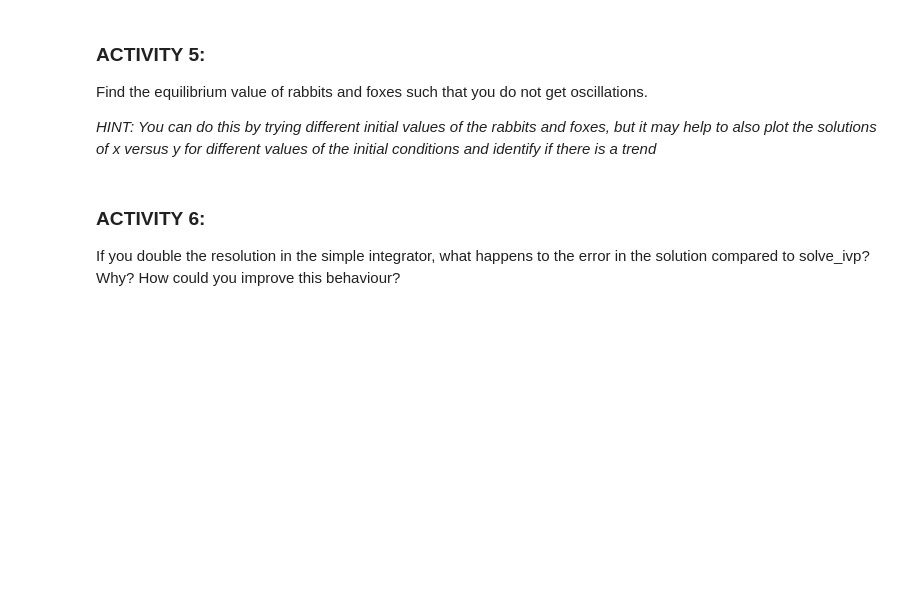
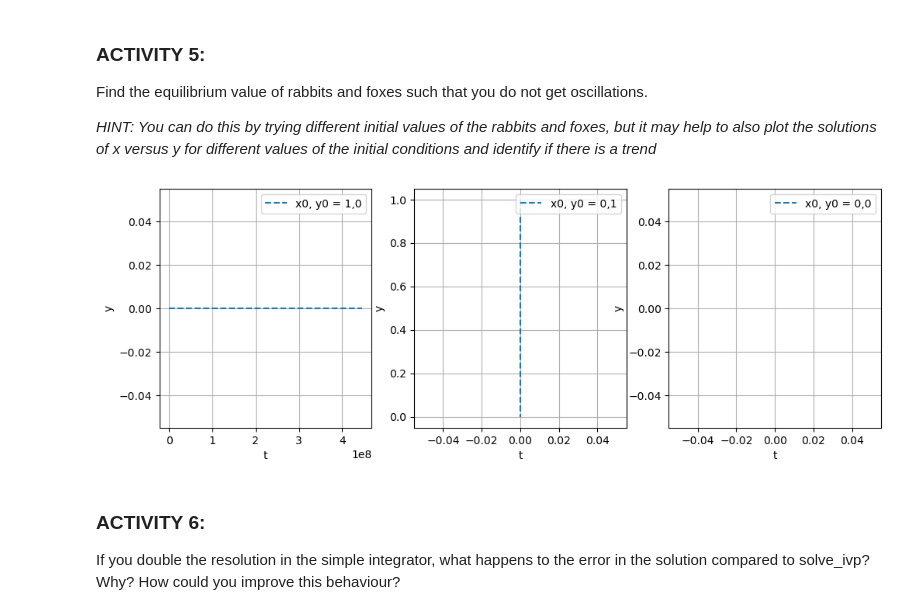
Before and after one commit to sykas02/TopicsInSciComp, a Jupyter notebook: Notebooks/Week3_LabExercises.ipynb, the cells around one changed output. Saved outputs shown, nothing was run; the diff lists cells and outputs as text; code cells hidden in the pictures; blank space fills up the shorter version.

```diff
--- a/Notebooks/Week3_LabExercises.ipynb
+++ b/Notebooks/Week3_LabExercises.ipynb
@@ -317,7 +375,34 @@ _HINT: You can do this by trying different initial values of the rabbits and fox
 # %%
 # Plot some solutions of x versus y
 
+y0 = [1.0,0.0] #initial condition y(0) = y0
+solution1 = solve_ivp(Calculate_Lotka_Volterra, [0,max_time], y0,method='RK45', t_eval=t_solution)
+
+y0 = [0.0,1.0] #initial condition y(0) = y0
+solution2 = solve_ivp(Calculate_Lotka_Volterra, [0,max_time], y0,method='RK45', t_eval=t_solution)
+
+y0 = [0.0,0.0] #initial condition y(0) = y0
+solution3 = solve_ivp(Calculate_Lotka_Volterra, [0,max_time], y0,method='RK45', t_eval=t_solution)
+
+
+fig, axs = plt.subplots(1, 3, figsize=(12, 4))
+
+
+axs[0].plot(solution1.y[0], solution1.y[1], '--', label="x0, y0 = 1,0") # equilibrium points
+axs[1].plot(solution2.y[0], solution2.y[1], '--', label="x0, y0 = 0,1")
+axs[2].plot(solution3.y[0], solution3.y[1], '--', label="x0, y0 = 0,0")
+
+for ax in axs:
+    ax.set(xlabel = 't', ylabel= 'y')
+    ax.grid()
+    ax.legend()
+
+plt.show()
+
+
 # HINT: plt.plot(solution.y[0], solution.y[1], '--', label="x0, y0 = ??")
+# %% [output]
+[figure, added]
 # %% [markdown]
 ### ACTIVITY 6:
 
```
Also changed, not shown: parts of 8 cells of this notebook.
